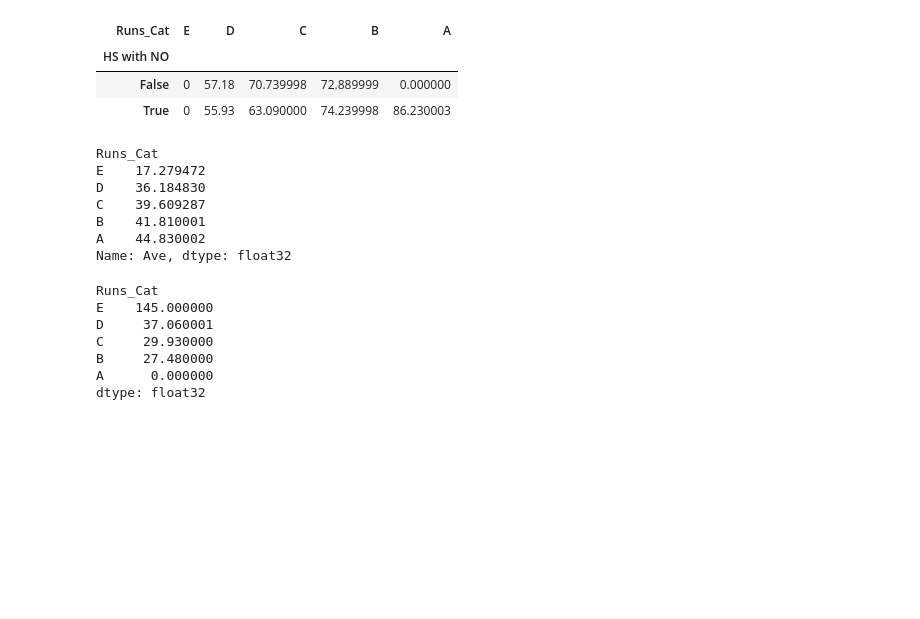
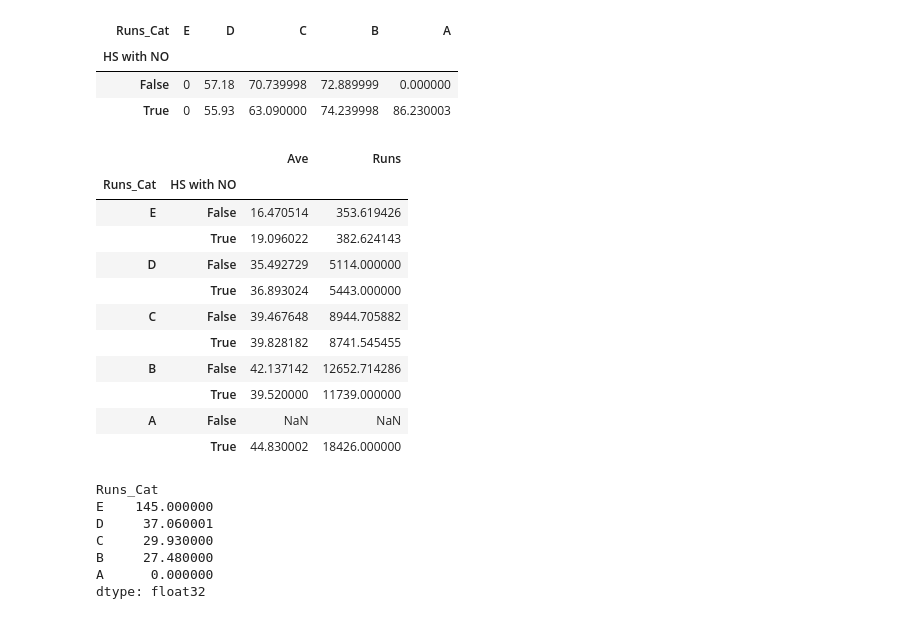
Before and after one commit to biswajit-github-2022/RKMVERI, a Jupyter notebook: IPYTHONNOTEBOOK/pds_class_22/Pandas Exercises.ipynb, the cells around one changed output. Drawn from its saved outputs; the diff is of its cells as text; code cells hidden in the pictures; blank space fills up the shorter version.

```diff
--- a/IPYTHONNOTEBOOK/pds_class_22/Pandas Exercises.ipynb
+++ b/IPYTHONNOTEBOOK/pds_class_22/Pandas Exercises.ipynb
@@ -627,15 +627,20 @@ cricket_ODI_data.pivot_table('Strike Rate', 'HS with NO','Runs_Cat',aggfunc=np.m
 | False | 0 | 57.18 | 70.739998 | 72.889999 | 0.000000 |
 | True | 0 | 55.93 | 63.090000 | 74.239998 | 86.230003 |
 # %%
-cricket_ODI_data.groupby('Runs_Cat')['Ave'].mean()
+cricket_ODI_data.groupby(['Runs_Cat','HS with NO'])[['Ave','Runs']].mean()
 # %% [output]
-Runs_Cat
-E    17.279472
-D    36.184830
-C    39.609287
-B    41.810001
-A    44.830002
-Name: Ave, dtype: float32
+|  |  | Ave | Runs |
+| Runs_Cat | HS with NO |  |  |
+| E | False | 16.470514 | 353.619426 |
+|  | True | 19.096022 | 382.624143 |
+| D | False | 35.492729 | 5114.000000 |
+|  | True | 36.893024 | 5443.000000 |
+| C | False | 39.467648 | 8944.705882 |
+|  | True | 39.828182 | 8741.545455 |
+| B | False | 42.137142 | 12652.714286 |
+|  | True | 39.520000 | 11739.000000 |
+| A | False | NaN | NaN |
+|  | True | 44.830002 | 18426.000000 |
 # %%
 def f1(x):
     return np.max(x['Ave'])-np.min(x['Ave'])
```
Also changed, not shown: parts of 3 cells of this notebook, 15 other files.
